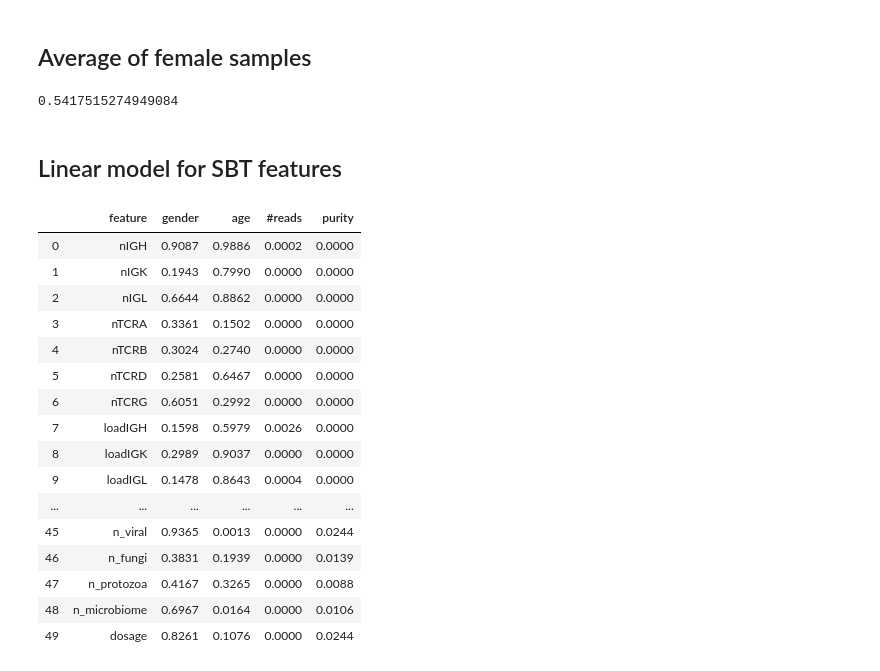
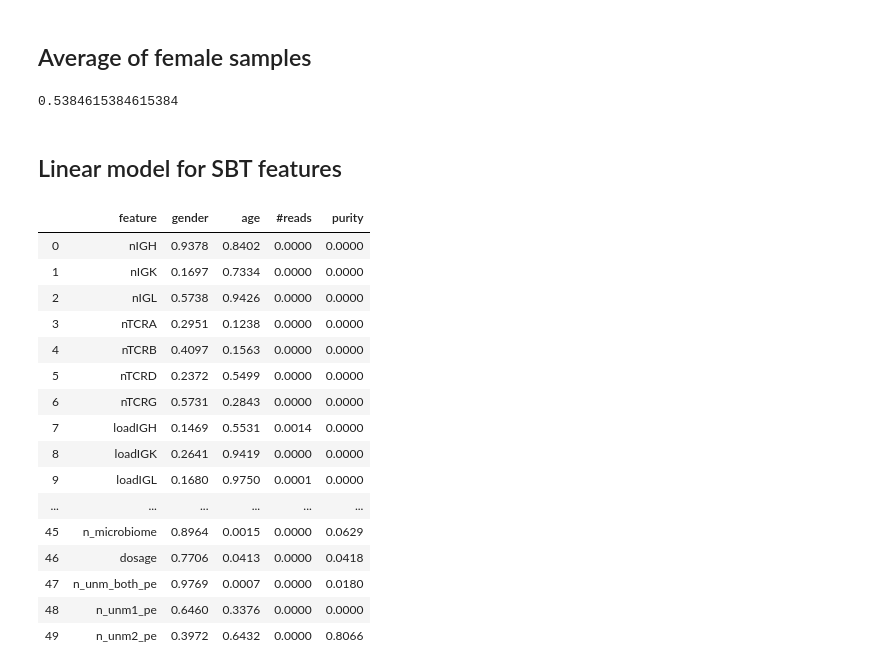
Before and after one commit to Mangul-Lab-USC/SBT_publication, a Jupyter notebook: notebooks/TCGA-LUAD Analysis.ipynb, the cells around one changed output. Saved outputs shown, nothing was run; the diff lists cells and outputs as text; code cells hidden in the pictures.

```diff
--- a/notebooks/TCGA-LUAD Analysis.ipynb
+++ b/notebooks/TCGA-LUAD Analysis.ipynb
@@ -22,72 +22,76 @@ microbiome = pd.read_csv('../summary_data/summary_tcga_microbiome.csv')
 mtDNA = pd.read_csv('../summary_data/summary_tcga_mtDNA.csv')
 purity = pd.read_csv('../summary_data/purity.csv')
 purity = purity.dropna(subset=['CPE'])
+tcga_cdr = pd.read_csv('../summary_data/TCGA-CDR.csv')
 # %% [markdown]
 ## Joining data into single dataframe
 # %%
 sbt = cdr3.merge(vj, left_on='sample', right_on='sample', suffixes=('', 'vj'))
-sbt = sbt.merge(reads, left_on='sample', right_on='sample', suffixes=(False, False))
 sbt = sbt.merge(microbiome, left_on='sample', right_on='sample', suffixes=(False, False))
 sbt = sbt.merge(mtDNA, left_on='sample', right_on='sample', suffixes=(False, False))
+sbt = sbt.merge(reads, left_on='sample', right_on='sample', suffixes=(False, False))
 sbt['FileID'] = sbt['sample'].str[:36]
+
 
 metadata = pd.read_csv('../summary_data/explore_case_table.tsv', delimiter="\t")
 metadata = metadata.merge(pd.read_csv('../summary_data/gdc_sample_sheet.tsv', delimiter="\t"), left_on='Case ID', right_on='Case ID', suffixes=(False, False))
 metadata['FileID'] = metadata['File Name'].str[:36]
-metadata = metadata.loc[metadata['Age at diagnosis'] != "--"]
-metadata = metadata.merge(purity, left_on=['Sample ID'], right_on=['Sample ID'], suffixes=(False, False))
-data = metadata.merge(sbt, left_on=['FileID'], right_on=['FileID'], suffixes=(False, False))
+metadata = metadata[['FileID', 'Case ID', 'Sample ID']]
 
-l = data['Age at diagnosis'].str.split(" ", n = 4, expand = True)
-l.loc[((l[3] != "days") & (l[3] != "day")),2] = 0
-data["Age"] = l[0].astype(float) + l[2].astype(float)/365
+
+data = metadata.merge(sbt, left_on='FileID', right_on='FileID', suffixes=(False, False))
+data = data.merge(tcga_cdr, left_on='Case ID', right_on='bcr_patient_barcode', suffixes=(False, False))
+data_with_purity = data.merge(purity, left_on='Sample ID', right_on='Sample ID', suffixes=(False, False))
+
+data_with_purity['Age'] = data_with_purity['age_at_initial_pathologic_diagnosis']
 sbt = sbt.drop(columns=['n_unique_pe'])
 sbt = sbt.drop(columns=['name'])
 sbt = sbt.drop(columns=['mtDNA_ID'])
 sbt = sbt.drop(columns=['FileID'])
-data['Sex'] = data['Gender'] == "Female"
+data_with_purity['Sex'] = data_with_purity['gender'] == "FEMALE"
+data_with_purity = data_with_purity.dropna(subset=['Age'])
 # %% [markdown]
 ## Average of female samples
 # %%
-np.mean(data['Sex'])
+np.mean(data_with_purity['Sex'])
 # %% [output]
-0.5417515274949084
+0.5384615384615384
 # %% [markdown]
 ## Linear model for SBT features
 # %%
-X = data[['Sex', 'Age','n_unique_pe','CPE']]
+X = data_with_purity[['Sex', 'Age','n_unique_pe','CPE']]
 X['Sex'] = X['Sex'].astype(int)
 
 X = np.array(X)
 X = sm.add_constant(X)
 
 pvalues = []
 for i in range(1,len(sbt.columns)):
-    y = data[sbt.columns[i]]
+    y = data_with_purity[sbt.columns[i]]
     y = np.array(y)
     mod = sm.OLS(y,X)
     fii = mod.fit()
     p_values = fii.summary2().tables[1]['P>|t|']
     pvalues.append([sbt.columns[i],p_values[1:]['x1'],p_values[1:]['x2'],p_values[1:]['x3'],p_values[1:]['x4']])
 
 pvalues = pd.DataFrame(pvalues)
 pvalues.columns = ['feature','gender','age','#reads','purity']
 pvalues.round(4)
 # %% [output]
 |  | feature | gender | age | #reads | purity |
-| 0 | nIGH | 0.9087 | 0.9886 | 0.0002 | 0.0000 |
-| 1 | nIGK | 0.1943 | 0.7990 | 0.0000 | 0.0000 |
-| 2 | nIGL | 0.6644 | 0.8862 | 0.0000 | 0.0000 |
-| 3 | nTCRA | 0.3361 | 0.1502 | 0.0000 | 0.0000 |
-| 4 | nTCRB | 0.3024 | 0.2740 | 0.0000 | 0.0000 |
-| 5 | nTCRD | 0.2581 | 0.6467 | 0.0000 | 0.0000 |
-| 6 | nTCRG | 0.6051 | 0.2992 | 0.0000 | 0.0000 |
-| 7 | loadIGH | 0.1598 | 0.5979 | 0.0026 | 0.0000 |
-| 8 | loadIGK | 0.2989 | 0.9037 | 0.0000 | 0.0000 |
-| 9 | loadIGL | 0.1478 | 0.8643 | 0.0004 | 0.0000 |
+| 0 | nIGH | 0.9378 | 0.8402 | 0.0000 | 0.0000 |
+| 1 | nIGK | 0.1697 | 0.7334 | 0.0000 | 0.0000 |
+| 2 | nIGL | 0.5738 | 0.9426 | 0.0000 | 0.0000 |
+| 3 | nTCRA | 0.2951 | 0.1238 | 0.0000 | 0.0000 |
+| 4 | nTCRB | 0.4097 | 0.1563 | 0.0000 | 0.0000 |
+| 5 | nTCRD | 0.2372 | 0.5499 | 0.0000 | 0.0000 |
+| 6 | nTCRG | 0.5731 | 0.2843 | 0.0000 | 0.0000 |
+| 7 | loadIGH | 0.1469 | 0.5531 | 0.0014 | 0.0000 |
+| 8 | loadIGK | 0.2641 | 0.9419 | 0.0000 | 0.0000 |
+| 9 | loadIGL | 0.1680 | 0.9750 | 0.0001 | 0.0000 |
 | ... | ... | ... | ... | ... | ... |
-| 45 | n_viral | 0.9365 | 0.0013 | 0.0000 | 0.0244 |
-| 46 | n_fungi | 0.3831 | 0.1939 | 0.0000 | 0.0139 |
-| 47 | n_protozoa | 0.4167 | 0.3265 | 0.0000 | 0.0088 |
-| 48 | n_microbiome | 0.6967 | 0.0164 | 0.0000 | 0.0106 |
-| 49 | dosage | 0.8261 | 0.1076 | 0.0000 | 0.0244 |
+| 45 | n_microbiome | 0.8964 | 0.0015 | 0.0000 | 0.0629 |
+| 46 | dosage | 0.7706 | 0.0413 | 0.0000 | 0.0418 |
+| 47 | n_unm_both_pe | 0.9769 | 0.0007 | 0.0000 | 0.0180 |
+| 48 | n_unm1_pe | 0.6460 | 0.3376 | 0.0000 | 0.0000 |
+| 49 | n_unm2_pe | 0.3972 | 0.6432 | 0.0000 | 0.8066 |
```
Also changed, not shown: parts of 4 cells of this notebook, 9 other files.
